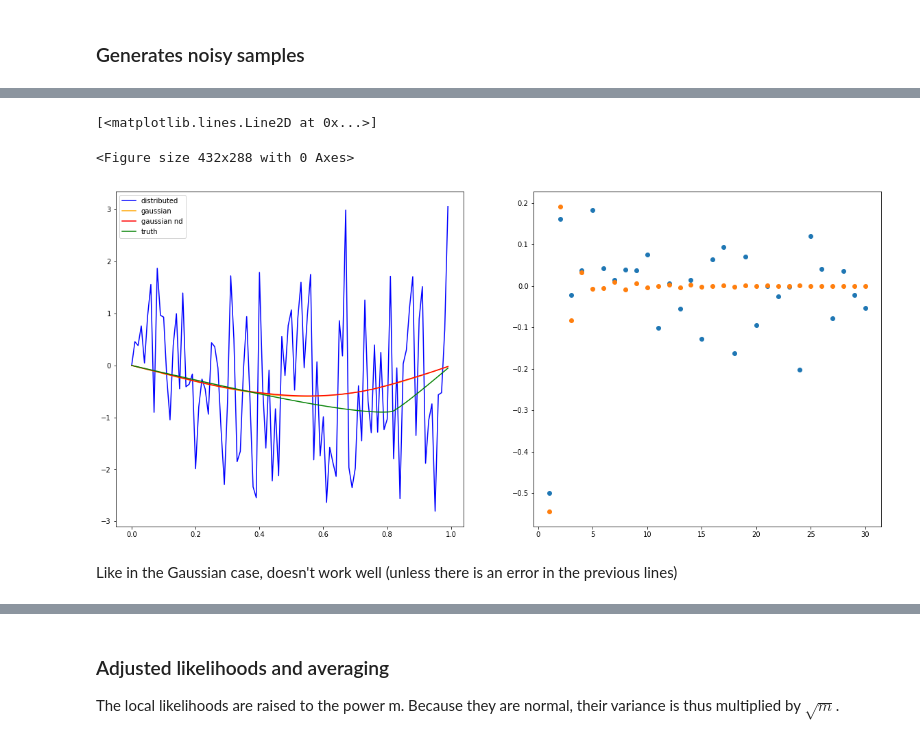
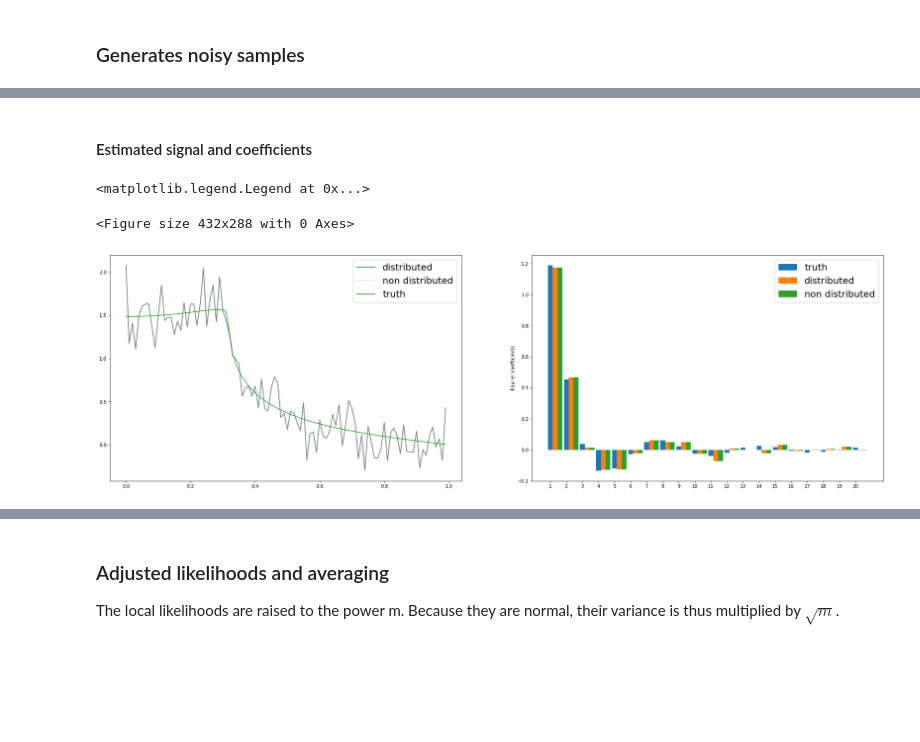
Before and after one commit to JTT94/distributed_posteriors, a Jupyter notebook: notebooks/uniform.ipynb, the cells around one changed output, grey strips where cells are left out. Cells and saved outputs as stored; diff of their text form; code cells hidden in the pictures; blank space fills up the shorter version.

```diff
--- a/notebooks/uniform.ipynb
+++ b/notebooks/uniform.ipynb
@@ -11,8 +11,8 @@ from scipy.stats import truncnorm
 ## Construction of the data
 # %%
 N = 300 # number of observed coefficients
-tau = 0.75
-n = 200 # size of the dataset
+tau = 20
+n = 4800 # size of the dataset
 m = 40 # number of machines
 alpha = 1.75 # smoothness parameter
 sigma = 1
@@ -74,7 +34,9 @@ a.plot(K[:10],theta_3[:10],'o')
 
 def generate_data(theta=theta_2, m=m):
 
-    return np.tile(theta_2, (m,1)) + np.sqrt(sigma * m / n) * np.random.normal(size=(m,N))
+    return np.tile(theta, (m,1)) + np.sqrt(sigma * m / n) * np.random.normal(size=(m,N))
 
 
 data = generate_data(theta_2, m)
+data_1 = generate_data(theta_1, m)
+data_3 = generate_data(theta_3, m)
@@ -134,13 +162,3 @@ for i in range(1, N+1):
-# %%
-# Comparison with the non-distributed case
-
-post_nd = np.zeros((N,p))
-
-for i in range(1, N+1):
-
-    born = tau / (i ** (2 * alpha + 1))
-
-    post_nd[i-1,] = truncnorm.rvs(-born, born, loc = np.mean(data[:,i-1]), scale = sigma / np.sqrt(n), size=p)
 # %%
 # Plots of the global posterior densities of the first coefficients
 
@@ -169,36 +190,39 @@ a.vlines((theta_2[2]), 0, 100, colors=("red"))
+# %% [markdown]
+#### Estimated signal and coefficients
 # %%
-# Estimation of the coefficients and the signal
+# Plots of the estimated signal and coefficients
 
 est_coeff = np.mean(post, axis = 1)
 est_coeff_nd = np.mean(post_nd, axis = 1)
-est_coeff_gauss = np.mean(post_gauss, axis = 1)
-est_coeff_gauss_nd = np.mean(post_gauss_nd, axis = 1)
 
 plt.figure()
 
-fig, ax = plt.subplots(1,2, figsize=(20/1,9/1))
+fig, ax = plt.subplots(1,2, figsize=(30/1,9/1))
 
 a = ax[0]
 X = np.arange(0,1,0.01)
-Y = [np.sum(est_coeff * np.sqrt(2) * np.sin(np.pi * np.arange(1,N+1,1) * x)) for x in X]
-Y_gauss = [np.sum(est_coeff_gauss * np.sqrt(2) * np.sin(np.pi * np.arange(1,N+1,1) * x)) for x in X]
-Y_gauss_nd = [np.sum(est_coeff_gauss_nd * np.sqrt(2) * np.sin(np.pi * np.arange(1,N+1,1) * x)) for x in X]
-Y_nd = [np.sum(est_coeff_nd * np.sqrt(2) * np.sin(np.pi * np.arange(1,N+1,1) * x)) for x in X]
-Y_true = [np.sum(theta_2 * np.sqrt(2) * np.sin(np.pi * np.arange(1,N+1,1) * x)) for x in X]
-a.plot(X,Y,color="blue",label="distributed")
-#a.plot(X,Y_nd,color="red",label="non distributed")
-a.plot(X,Y_gauss,color="orange",label="gaussian")
-a.plot(X,Y_gauss_nd,color="red",label="gaussian nd")
-a.plot(X,Y_true,color="green",label="truth")
-a.legend()
+#Y = [np.sum(est_coeff * np.sqrt(2) * np.sin(np.pi * np.arange(1,N+1,1) * x)) for x in X]
+Y = [np.sum(est_coeff * np.cos(np.pi * (np.arange(1.0,N+1.0,1.0) - 0.5) * x)) for x in X]
+#Y_nd = [np.sum(est_coeff_nd * np.sqrt(2) * np.sin(np.pi * np.arange(1,N+1,1) * x)) for x in X]
+Y_nd = [np.sum(est_coeff_nd * np.cos(np.pi * (np.arange(1.0,N+1.0,1.0) - 0.5) * x)) for x in X]
+Y_true = [np.sum(theta_3 * np.cos(np.pi * (np.arange(1.0,N+1.0,1.0) - 0.5) * x)) for x in X]
+#Y_true = [np.sum(theta_2 * np.sqrt(2) * np.sin(np.pi * np.arange(1,N+1,1) * x)) for x in X]
+a.plot(X,Y,label="distributed")
+a.plot(X,Y_nd,label="non distributed", linestyle="dotted")
+a.plot(X,Y_true, label="truth")
+a.legend(fontsize = 20)
 
 a = ax[1]
-K = np.arange(1,N+1,1)
-a.plot(K[:30],est_coeff[:30],'o')
-a.plot(K[:30],theta_2[:30],'o')
+index = np.arange(1,21,1)
+bar_width = 0.3
+opacity = 1
+a.bar(index, theta_3[:20], bar_width, align='center', alpha=opacity, label="truth")
+a.bar(index + bar_width, est_coeff[:20], bar_width, align='center', alpha=opacity, label="distributed")
+a.bar(index + 2*bar_width, est_coeff_nd[:20], bar_width, align='center', alpha=opacity, label="non distributed")
+a.set_xticks(index)
+a.set_ylabel('Fourier coefficients')
+a.legend(fontsize = 20)
 # %% [output]
-[<matplotlib.lines.Line2D at 0x...>]
+<matplotlib.legend.Legend at 0x...>
 <Figure size 432x288 with 0 Axes>
-[figure, old version]
+[figure, new version]
-# %% [markdown]
-Like in the Gaussian case, doesn't work well (unless there is an error in the previous lines)
```
Also changed, not shown: parts of 15 cells of this notebook.
